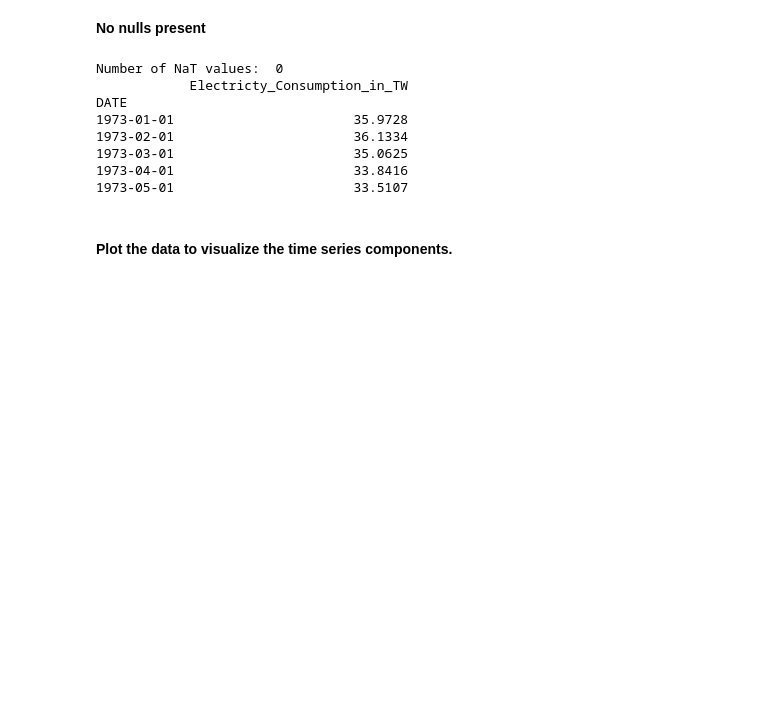
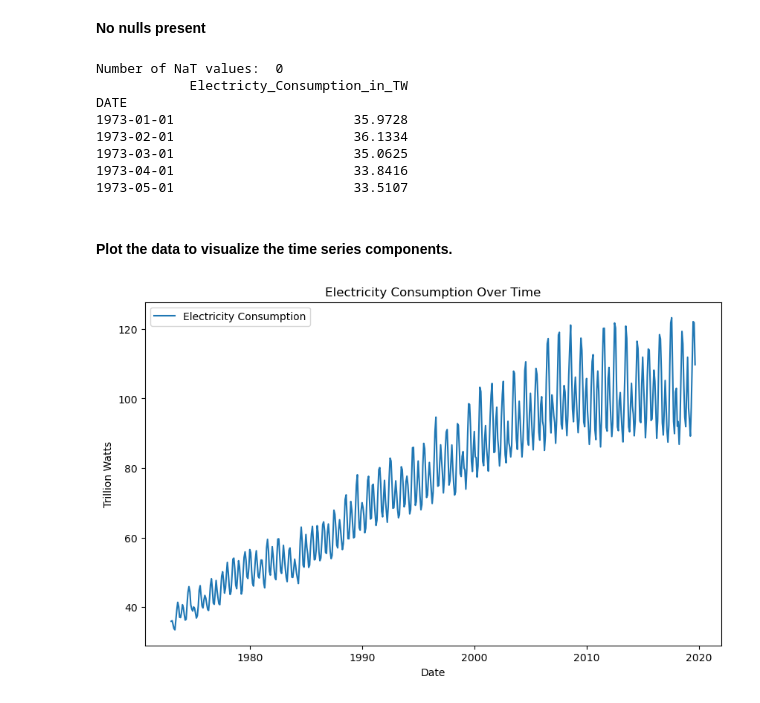
Before and after one commit to moraditya/electricity-demand-projection-SARIMA, a Jupyter notebook: model/electricty-demand-SARIMA.ipynb, the cells around one changed output. Cells and saved outputs as stored; diff of their text form; code cells hidden in the pictures; blank space fills up the shorter version.

```diff
--- a/model/electricty-demand-SARIMA.ipynb
+++ b/model/electricty-demand-SARIMA.ipynb
@@ -71,3 +71,14 @@ DATE
 1973-05-01                       33.5107
 # %% [markdown]
 #### Plot the data to visualize the time series components.
+# %%
+# plotting the electricity consumption over time
+plt.figure(figsize=(10, 6))
+plt.plot(ec_df['Electricty_Consumption_in_TW'], label='Electricity Consumption')
+plt.title('Electricity Consumption Over Time')
+plt.xlabel('Date')
+plt.ylabel('Trillion Watts')
+plt.legend()
+plt.show()
+# %% [output]
+[figure, added]
```
Also changed, not shown: parts of 6 cells of this notebook.
